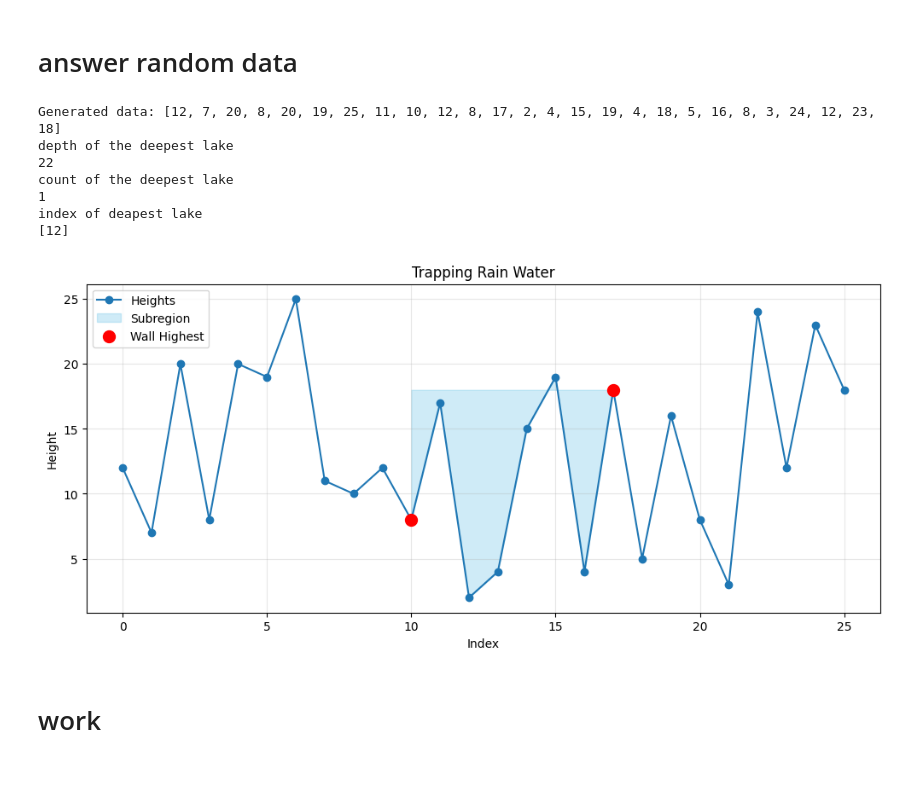
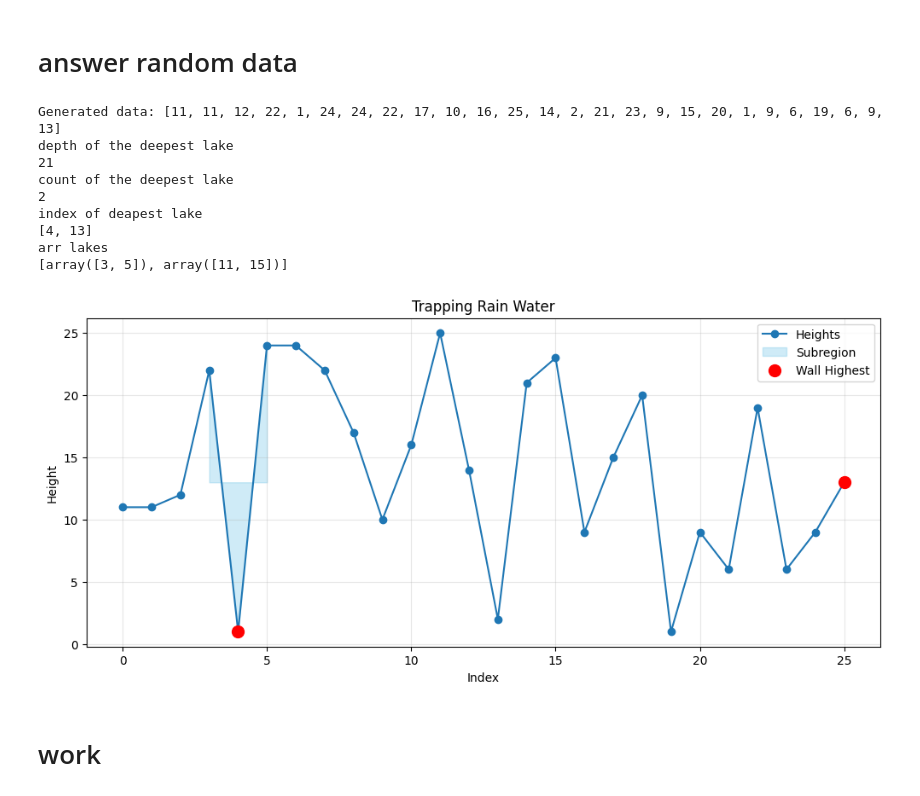
Before and after one commit to Animmant/amazinium_2026_tasks, a Jupyter notebook: works/mountaines.ipynb, the cells around one changed output. Saved outputs shown, nothing was run; the diff lists cells and outputs as text; code cells hidden in the pictures.

```diff
--- a/works/mountaines.ipynb
+++ b/works/mountaines.ipynb
@@ -25,18 +23,20 @@ rnd_data = [random.randint(1, 25) for _ in range(26)]
 print("Generated data:", rnd_data)
 
 # Task data
-
 example_data = [ 2, 7, 25, 14, 14, # 0-4
                 21, 20, 6, 13, 3,
                 23, 14, 1, 8, 1,
                 8, 16, 21, 2, 17,
-                7, 5, 20, 17, 18, 10] # 25 elements, index 0 to 24
-
+                7, 5, 20, 17, 18, 10] # 26 elements, index 0 to 25
 
 def select_subregion(arr, start_idx, end_idx):
     return arr[start_idx:end_idx]
 
 def calculate_deaph_level(arr):
+    # water level - height of terrain
+    """
+    Calculates the water depth at each point of the terrain.
+    """
     if len(arr) < 3:
         return 0
 
@@ -47,7 +47,8 @@ def calculate_deaph_level(arr):
     return water_level
 
 def get_nearest_walls(arr):
-
+    # input - array of heights
+    # output - array of indexes of the nearest walls for each point
     deap_level = calculate_deaph_level(arr)
     water_level = deap_level + arr
     left_borders = np.arange(len(arr), dtype=int)
@@ -69,6 +70,26 @@ def get_nearest_walls(arr):
 
 
     return left_borders, right_borders
+
+def find_idx_walls_for_deepest_lake(arr):
+    # input - array of heights
+    # output - indexes of the walls for the deepest lake for each point , example 3 deapest lake
+    pair_idx_wall = np.arange(2)
+    arr_idx_wall_for_deepest = []
+
+    arr_depths_example = calculate_deaph_level(arr)
+    deaph = max(arr_depths_example)
+    count_deaph = list(arr_depths_example).count(deaph)
+    indexes_deaph = [i for i, x in enumerate(arr_depths_example) if x == deaph]
+    left_indexes_wall, right_indexes_wall = get_nearest_walls(arr)
+
+    for idx in range(len(indexes_deaph)):
+        pair_idx_wall[0] = left_indexes_wall[indexes_deaph[idx]]
+        pair_idx_wall[1] = right_indexes_wall[indexes_deaph[idx]]
+
+        arr_idx_wall_for_deepest.append( pair_idx_wall.copy())
+
+    return indexes_deaph, arr_idx_wall_for_deepest
 
 def visualize_with_highlights(arr, start_idx=None, end_idx=None, highest_idxs=None):
     x = list(range(len(arr)))
@@ -93,6 +114,4 @@ def visualize_with_highlights(arr, start_idx=None, end_idx=None, highest_idxs=No
     plt.legend()
     plt.grid(True, alpha=0.3)
     plt.show()
-
-# idx1, idx2 = find_two_highest_points(example_data)
 # %% [output]
@@ -155,22 +149,25 @@ index of deapest lake
 # %%
 print("Generated data:", rnd_data)
 
 arr_depths_rnd = calculate_deaph_level(rnd_data)
 deaph = max(arr_depths_rnd)
 count_deaph = list(arr_depths_rnd).count(deaph)
-idx_deaph = [i for i, x in enumerate(arr_depths_rnd) if x == deaph]
 
-print("depth of the deepest lake", deaph, "count of the deepest lake", count_deaph, "index of deapest lake", idx_deaph,  sep="\n")
-idx1, idx2 = 10, 17
-visualize_with_highlights(rnd_data, start_idx=10, end_idx=18, highest_idxs=[idx1, idx2])
+idx_deaph, arr_idx_wall = find_idx_walls_for_deepest_lake(rnd_data)
+
+print("depth of the deepest lake", deaph, "count of the deepest lake", count_deaph, "index of deapest lake", idx_deaph,"arr lakes", arr_idx_wall, sep="\n")
+idx1, idx2 = idx_deaph[0], 25
+visualize_with_highlights(rnd_data, arr_idx_wall[0][0], arr_idx_wall[0][1] + 1, highest_idxs=[idx1, idx2])
 # %% [output]
-Generated data: [12, 7, 20, 8, 20, 19, 25, 11, 10, 12, 8, 17, 2, 4, 15, 19, 4, 18, 5, 16, 8, 3, 24, 12, 23, 18]
+Generated data: [11, 11, 12, 22, 1, 24, 24, 22, 17, 10, 16, 25, 14, 2, 21, 23, 9, 15, 20, 1, 9, 6, 19, 6, 9, 13]
 depth of the deepest lake
-22
+21
 count of the deepest lake
-1
+2
 index of deapest lake
-[12]
+[4, 13]
+arr lakes
+[array([3, 5]), array([11, 15])]
-[figure, old version]
+[figure, new version]
 # %% [markdown]
 # work
```
Also changed, not shown: parts of 8 cells of this notebook.
